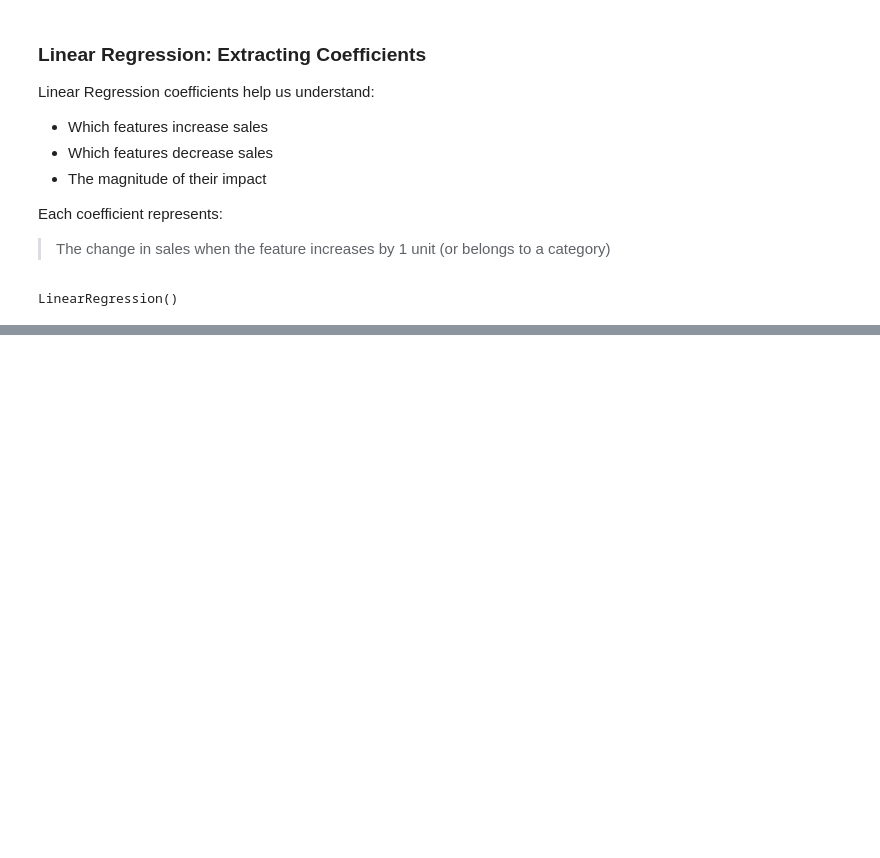
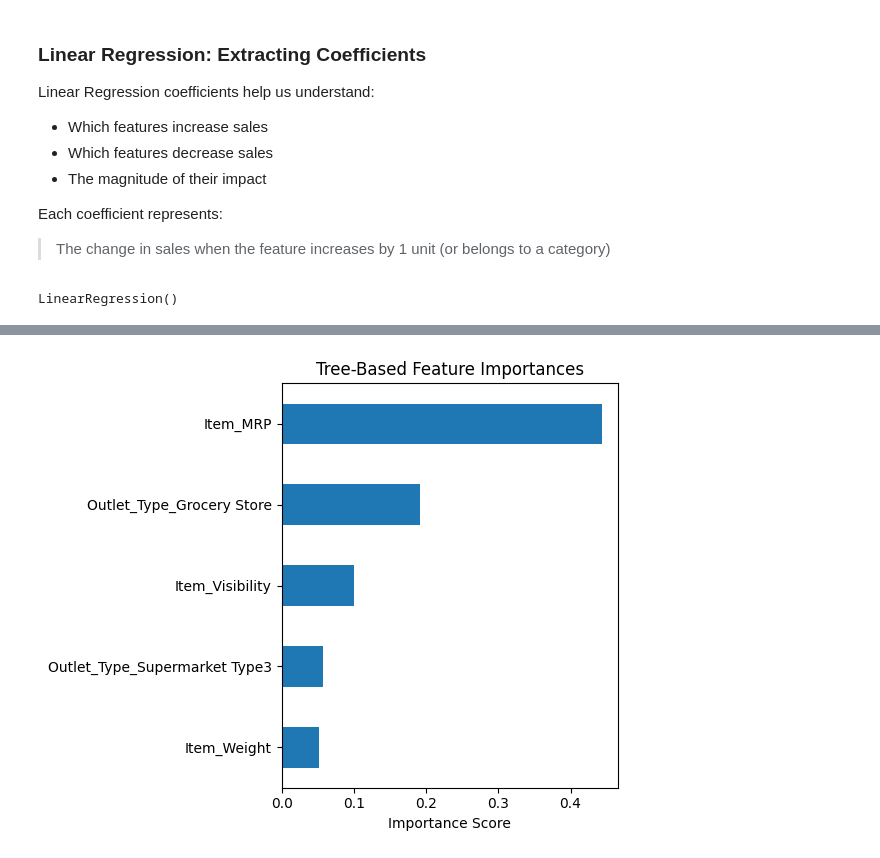
Before and after one commit to Maryam-Skaik/Prediction-of-Product-Sales, a Jupyter notebook: Prediction_of_Product_Sales.ipynb, the cells around one changed output, grey strips where cells are left out. Cells and saved outputs as stored; diff of their text form; code cells hidden in the pictures; blank space fills up the shorter version.

```diff
--- a/Prediction_of_Product_Sales.ipynb
+++ b/Prediction_of_Product_Sales.ipynb
@@ -1656,0 +1799,14 @@ plt.savefig("linear_regression_coefficients.png", dpi=300)
+# %%
+top5_tree = sorted_importance.tail(5)
+
+ax = top5_tree.sort_values().plot(kind='barh', figsize=(6, 5))
+ax.set_title("Tree-Based Feature Importances")
+ax.set_xlabel("Importance Score")
+
+plt.tight_layout()
+
+# Save figure
+plt.savefig("tree_feature_importances.png", dpi=300, bbox_inches='tight')
+plt.show()
+# %% [output]
+[figure, added]
```
Also changed, not shown: parts of 28 cells of this notebook.
